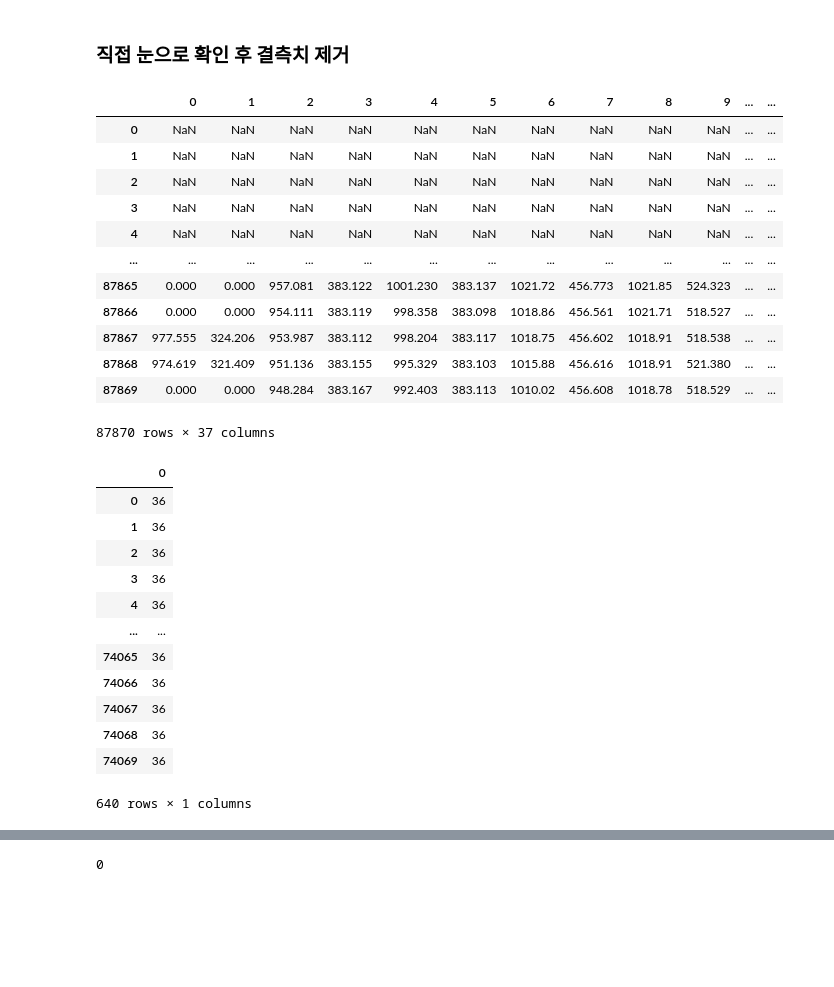
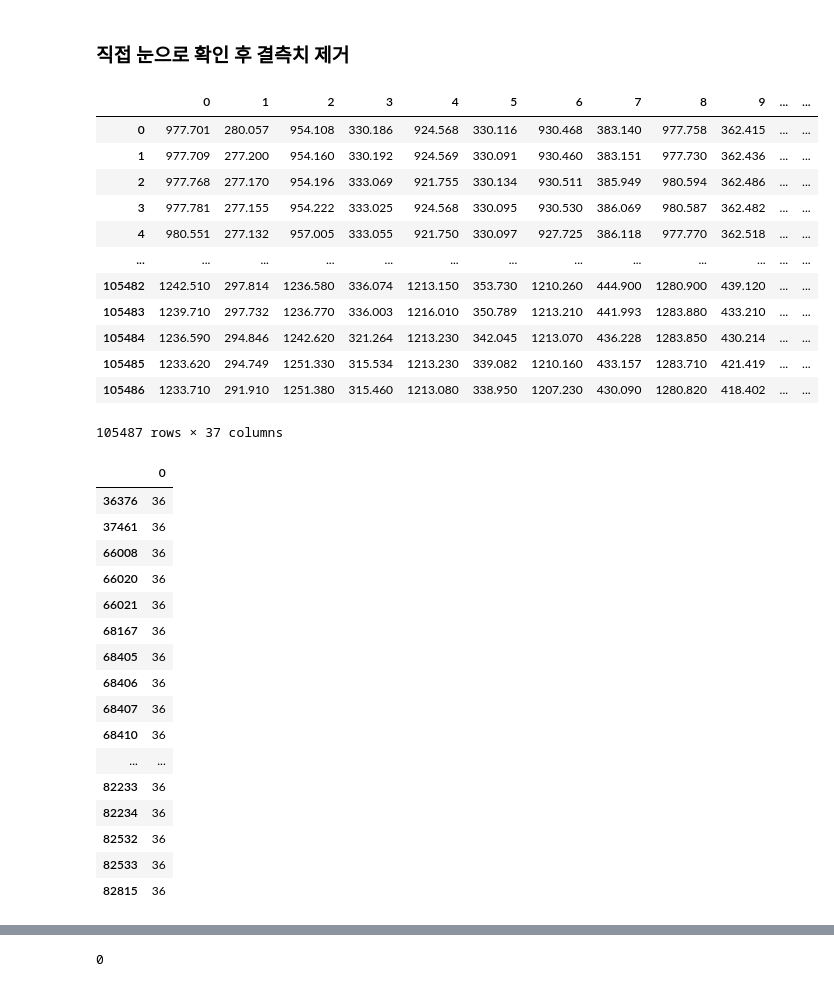
Before and after one commit to gilbertlim/school-cctv-ai, a Jupyter notebook: preprocessing/Preprocessing_Joint_Data_AI.ipynb, the cells around one changed output, grey strips where cells are left out. Cells and saved outputs as stored; diff of their text form; code cells hidden in the pictures; blank space fills up the shorter version.

Commit message:
Modify file path

```diff
--- a/preprocessing/Preprocessing_Joint_Data_AI.ipynb
+++ b/preprocessing/Preprocessing_Joint_Data_AI.ipynb
@@ -8,6 +9,6 @@ import pandas as pd
 import os
 
 # JSON file 경로
-file_list = sorted(glob.glob('/Users/gilbert/Developer/Project/3_Convergence/School_CCTV_AI/datasets/Walking/*.json'))
+file_list = sorted(glob.glob('/Users/gilbert/Developer/Project/3_Convergence/School_CCTV_AI/datasets/Running/*.json'))
 file_list
 # %% [output]
@@ -36,7 +37,7 @@ len(file_list)
 # joint 값 전처리 함수
 def prepro(file_list=None):
     result = []
-    for file_path in file_list:
+    for file_path in tqdm(file_list):
         with open(file_path, "r") as json_file:
             # joint data 추출부
             jsonObject = json.load(json_file)
@@ -179,41 +187,48 @@ for ni in null_indice:
 # %% [markdown]
 ### 직접 눈으로 확인 후 결측치 제거
 # %%
-joint_data.drop(joint_data[joint_data['index']=='1-3_002-C05'].index, inplace=True)
-joint_data.drop(joint_data[joint_data['index']=='1-3_005-C09'].index, inplace=True)
+joint_data.drop(joint_data[joint_data['index']=='2-5_004-C02'].index, inplace=True)
+joint_data.drop(joint_data[joint_data['index']=='2-5_007-C01'].index, inplace=True)
+joint_data.drop(joint_data[joint_data['index']=='2-5_007-C12'].index, inplace=True)
+joint_data.drop(joint_data[joint_data['index']=='2-5_008-C12'].index, inplace=True)
+joint_data.drop(joint_data[joint_data['index']=='2-5_601-C03'].index, inplace=True)
 joint_data.reset_index(drop=True, inplace=True)
 joint_data
 # %% [output]
 |  | 0 | 1 | 2 | 3 | 4 | 5 | 6 | 7 | 8 | 9 | ... | ... |
-| 0 | NaN | NaN | NaN | NaN | NaN | NaN | NaN | NaN | NaN | NaN | ... | ... |
-| 1 | NaN | NaN | NaN | NaN | NaN | NaN | NaN | NaN | NaN | NaN | ... | ... |
-| 2 | NaN | NaN | NaN | NaN | NaN | NaN | NaN | NaN | NaN | NaN | ... | ... |
-| 3 | NaN | NaN | NaN | NaN | NaN | NaN | NaN | NaN | NaN | NaN | ... | ... |
-| 4 | NaN | NaN | NaN | NaN | NaN | NaN | NaN | NaN | NaN | NaN | ... | ... |
+| 0 | 977.701 | 280.057 | 954.108 | 330.186 | 924.568 | 330.116 | 930.468 | 383.140 | 977.758 | 362.415 | ... | ... |
+| 1 | 977.709 | 277.200 | 954.160 | 330.192 | 924.569 | 330.091 | 930.460 | 383.151 | 977.730 | 362.436 | ... | ... |
+| 2 | 977.768 | 277.170 | 954.196 | 333.069 | 921.755 | 330.134 | 930.511 | 385.949 | 980.594 | 362.486 | ... | ... |
+| 3 | 977.781 | 277.155 | 954.222 | 333.025 | 924.568 | 330.095 | 930.530 | 386.069 | 980.587 | 362.482 | ... | ... |
+| 4 | 980.551 | 277.132 | 957.005 | 333.055 | 921.750 | 330.097 | 927.725 | 386.118 | 977.770 | 362.518 | ... | ... |
 | ... | ... | ... | ... | ... | ... | ... | ... | ... | ... | ... | ... | ... |
-| 87865 | 0.000 | 0.000 | 957.081 | 383.122 | 1001.230 | 383.137 | 1021.72 | 456.773 | 1021.85 | 524.323 | ... | ... |
-| 87866 | 0.000 | 0.000 | 954.111 | 383.119 | 998.358 | 383.098 | 1018.86 | 456.561 | 1021.71 | 518.527 | ... | ... |
-| 87867 | 977.555 | 324.206 | 953.987 | 383.112 | 998.204 | 383.117 | 1018.75 | 456.602 | 1018.91 | 518.538 | ... | ... |
-| 87868 | 974.619 | 321.409 | 951.136 | 383.155 | 995.329 | 383.103 | 1015.88 | 456.616 | 1018.91 | 521.380 | ... | ... |
-| 87869 | 0.000 | 0.000 | 948.284 | 383.167 | 992.403 | 383.113 | 1010.02 | 456.608 | 1018.78 | 518.529 | ... | ... |
+| 105482 | 1242.510 | 297.814 | 1236.580 | 336.074 | 1213.150 | 353.730 | 1210.260 | 444.900 | 1280.900 | 439.120 | ... | ... |
+| 105483 | 1239.710 | 297.732 | 1236.770 | 336.003 | 1216.010 | 350.789 | 1213.210 | 441.993 | 1283.880 | 433.210 | ... | ... |
+| 105484 | 1236.590 | 294.846 | 1242.620 | 321.264 | 1213.230 | 342.045 | 1213.070 | 436.228 | 1283.850 | 430.214 | ... | ... |
+| 105485 | 1233.620 | 294.749 | 1251.330 | 315.534 | 1213.230 | 339.082 | 1210.160 | 433.157 | 1283.710 | 421.419 | ... | ... |
+| 105486 | 1233.710 | 291.910 | 1251.380 | 315.460 | 1213.080 | 338.950 | 1207.230 | 430.090 | 1280.820 | 418.402 | ... | ... |
-87870 rows × 37 columns
+105487 rows × 37 columns
 # %%
 a = joint_data.isnull().sum(axis=1).to_frame()
 a[a[0] > 0]
 # %% [output]
 |  | 0 |
-| 0 | 36 |
-| 1 | 36 |
-| 2 | 36 |
-| 3 | 36 |
-| 4 | 36 |
+| 36376 | 36 |
+| 37461 | 36 |
+| 66008 | 36 |
+| 66020 | 36 |
+| 66021 | 36 |
+| 68167 | 36 |
+| 68405 | 36 |
+| 68406 | 36 |
+| 68407 | 36 |
+| 68410 | 36 |
 | ... | ... |
-| 74065 | 36 |
-| 74066 | 36 |
-| 74067 | 36 |
-| 74068 | 36 |
-| 74069 | 36 |
+| 82233 | 36 |
+| 82234 | 36 |
+| 82532 | 36 |
+| 82533 | 36 |
+| 82815 | 36 |
-640 rows × 1 columns
 # %%
 joint_data.drop(a[a[0] > 0].index, inplace=True)
 joint_data.reset_index(drop=True, inplace=True)
```
Also changed, not shown: parts of 14 cells of this notebook, 2 other files.
